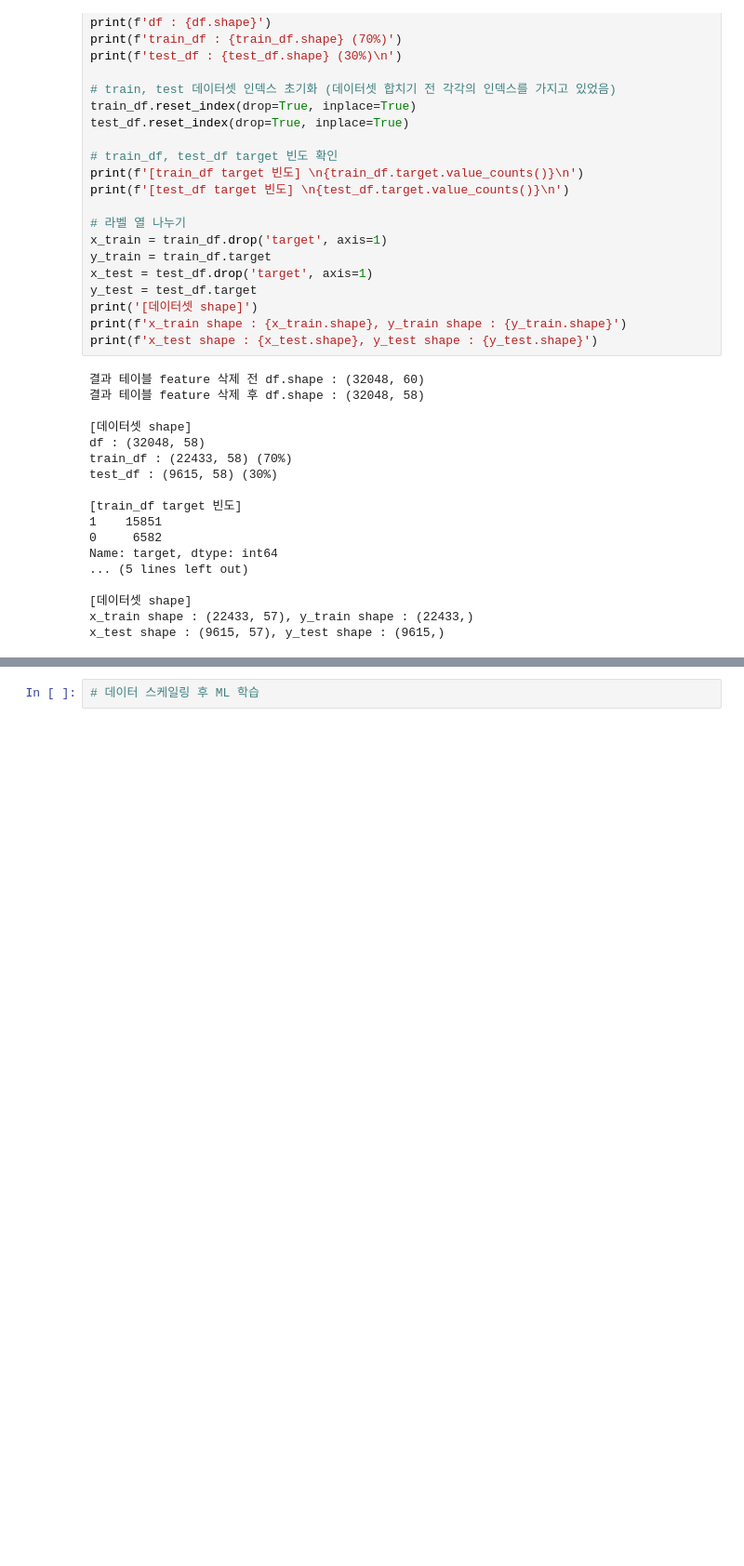
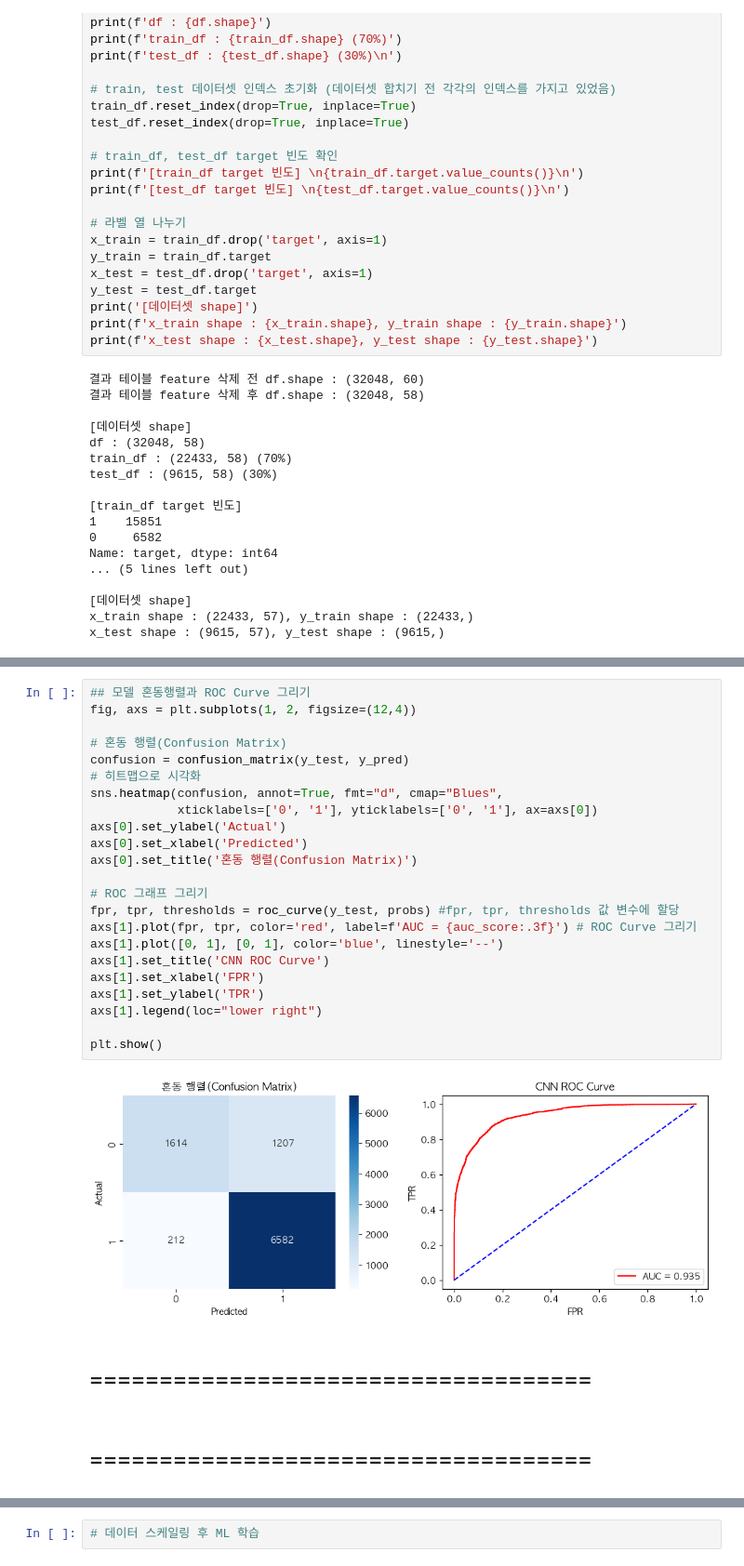
Before and after one commit to ParkSungHyon/smart_factory_cnc, a Jupyter notebook: cnc2.ipynb, the cells around one changed output, grey strips where cells are left out. Shown at 93% size. Cells and saved outputs as stored; diff of their text form; blank space fills up the shorter version.

```diff
--- a/cnc2.ipynb
+++ b/cnc2.ipynb
@@ -744,0 +1054,29 @@ Logistic Regression metrics
+# %%
+## 모델 혼동행렬과 ROC Curve 그리기
+fig, axs = plt.subplots(1, 2, figsize=(12,4))
+
+# 혼동 행렬(Confusion Matrix)
+confusion = confusion_matrix(y_test, y_pred)
+# 히트맵으로 시각화
+sns.heatmap(confusion, annot=True, fmt="d", cmap="Blues",
+            xticklabels=['0', '1'], yticklabels=['0', '1'], ax=axs[0])
+axs[0].set_ylabel('Actual')
+axs[0].set_xlabel('Predicted')
+axs[0].set_title('혼동 행렬(Confusion Matrix)')
+
+# ROC 그래프 그리기
+fpr, tpr, thresholds = roc_curve(y_test, probs) #fpr, tpr, thresholds 값 변수에 할당
+axs[1].plot(fpr, tpr, color='red', label=f'AUC = {auc_score:.3f}') # ROC Curve 그리기
+axs[1].plot([0, 1], [0, 1], color='blue', linestyle='--')
+axs[1].set_title('CNN ROC Curve')
+axs[1].set_xlabel('FPR')
+axs[1].set_ylabel('TPR')
+axs[1].legend(loc="lower right")
+
+plt.show()
+# %% [output]
+[figure, added]
+# %% [markdown]
+# ====================================
+# %% [markdown]
+# ====================================
```
Also changed, not shown: parts of 12 cells of this notebook, 5 other files.
